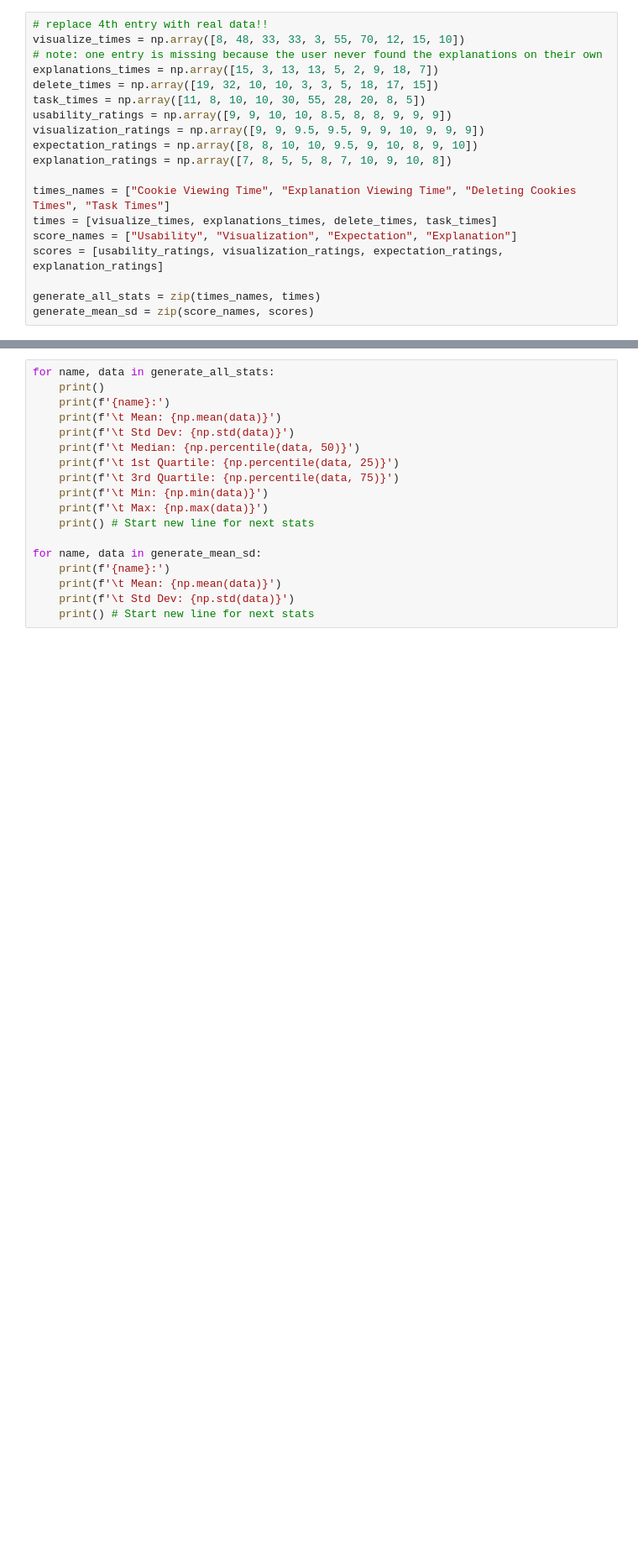
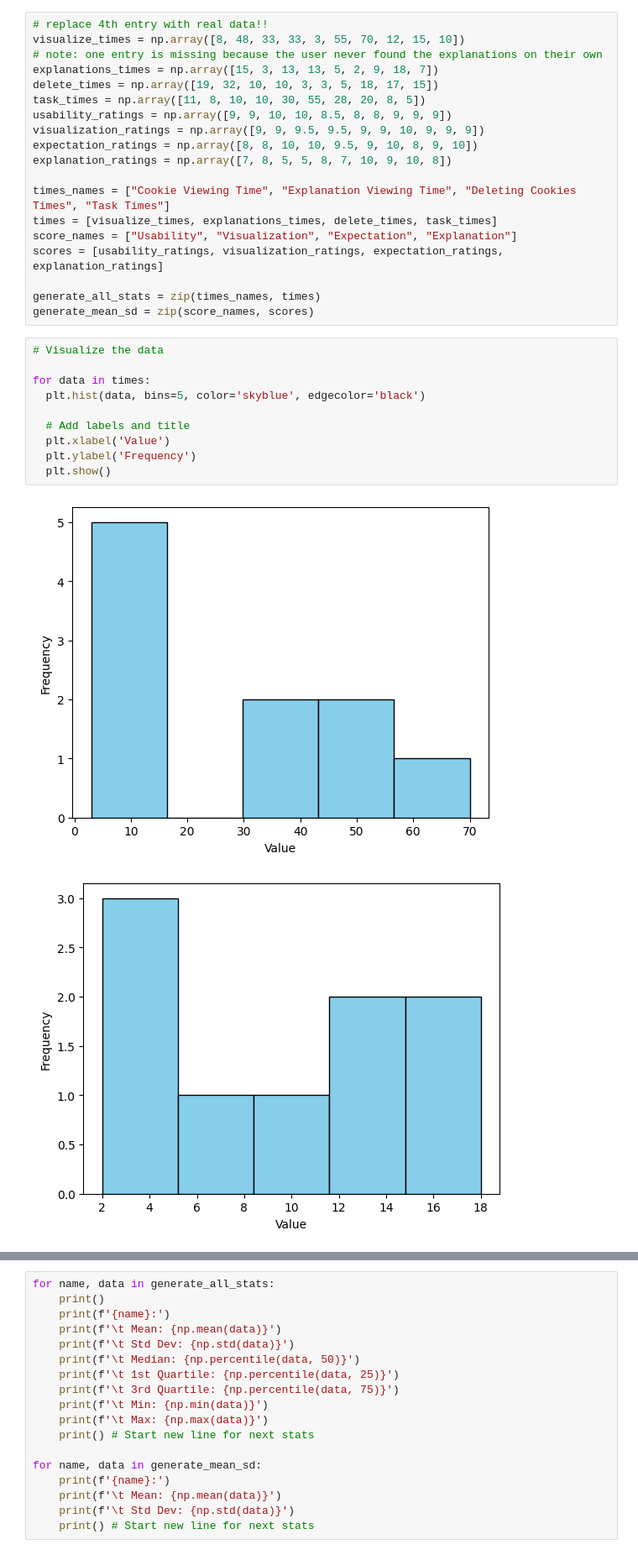
Before and after one commit to joseph-w0ng/cs239hci, a Jupyter notebook: analysis.ipynb, the cells around one changed output, grey strips where cells are left out. Shown at 84% size. Cells and saved outputs as stored; diff of their text form; blank space fills up the shorter version.

Commit message:
added visualization

```diff
--- a/analysis.ipynb
+++ b/analysis.ipynb
@@ -19,3 +20,16 @@ scores = [usability_ratings, visualization_ratings, expectation_ratings, explana
 
 generate_all_stats = zip(times_names, times)
 generate_mean_sd = zip(score_names, scores)
+# %%
+# Visualize the data
+
+for data in times:
+  plt.hist(data, bins=5, color='skyblue', edgecolor='black')
+
+  # Add labels and title
+  plt.xlabel('Value')
+  plt.ylabel('Frequency')
+  plt.show()
+# %% [output]
+[figure, added]
+[figure, added]
```
Also changed, not shown: parts of 2 cells of this notebook.
